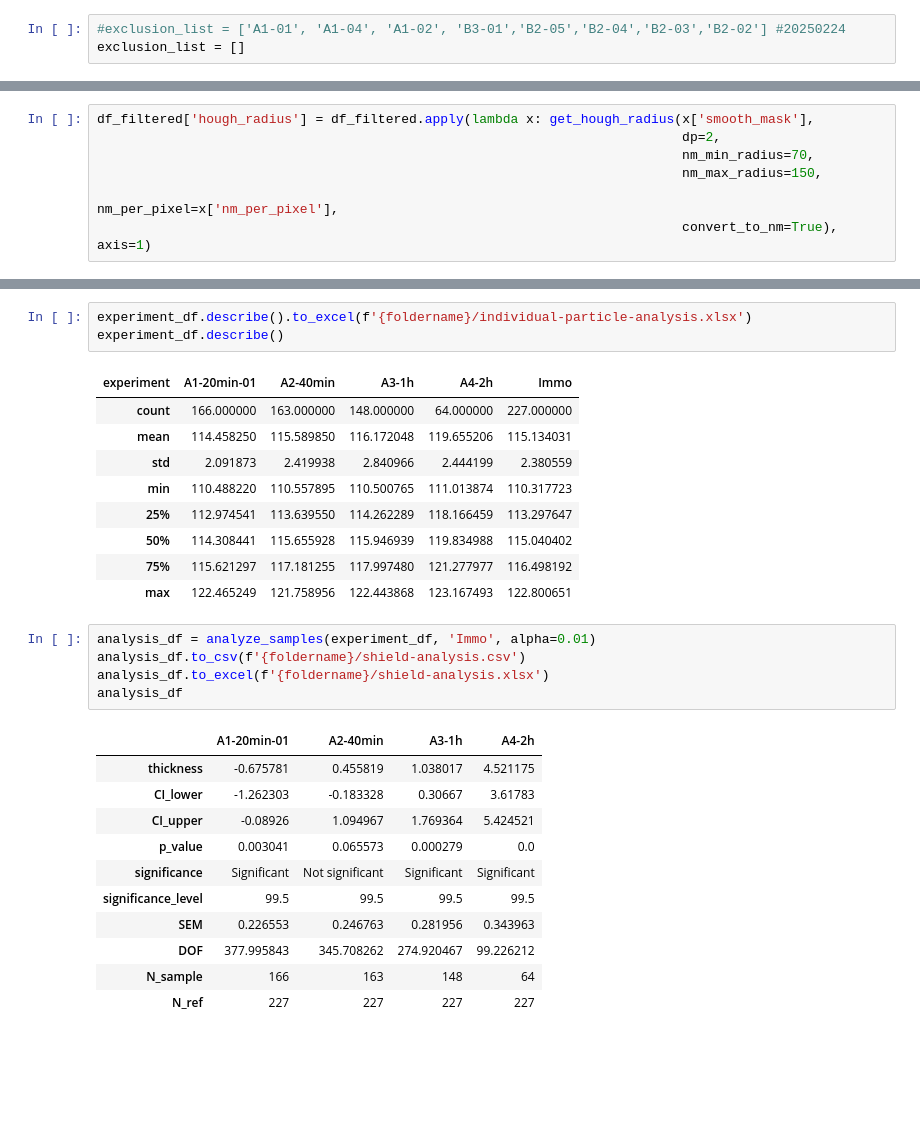
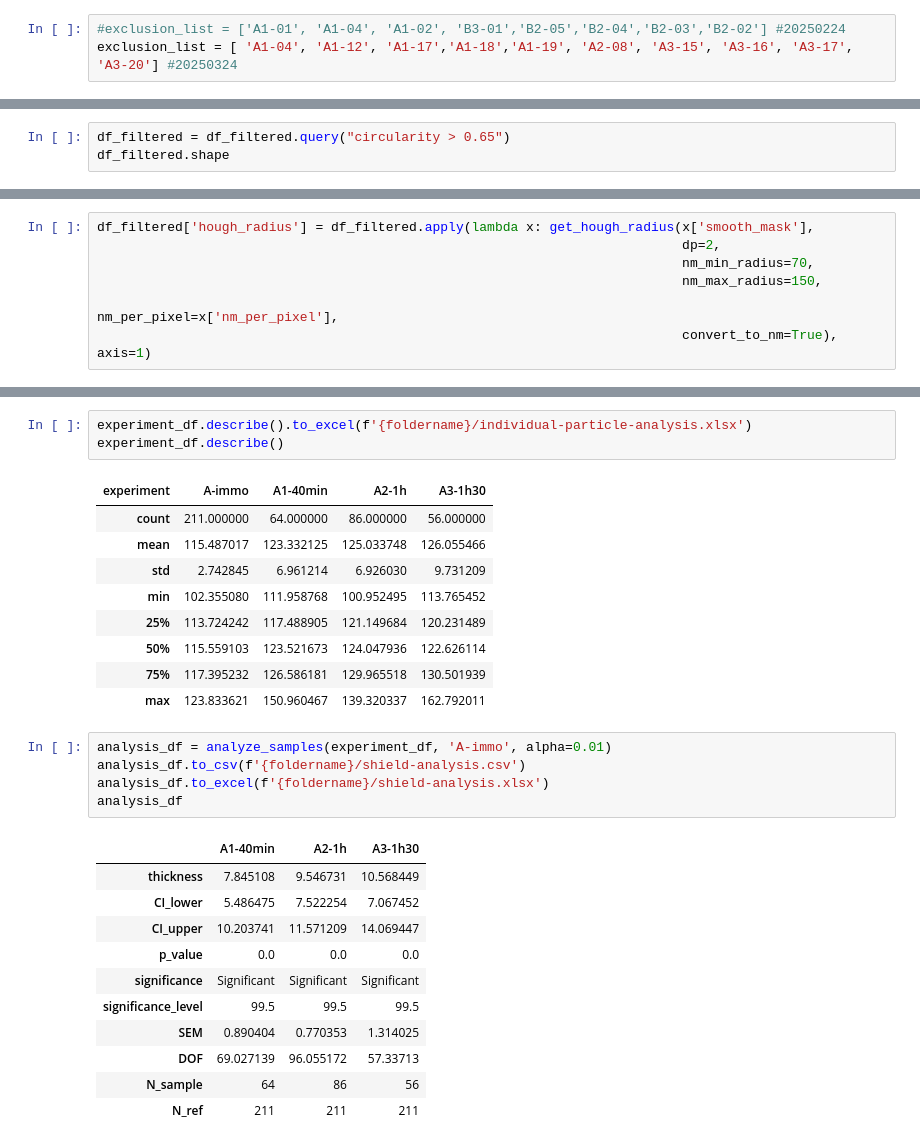
Before and after one commit to biolographer/NanoparticlesSAM, a Jupyter notebook: particle_analysis.ipynb, the cells around one changed output, grey strips where cells are left out. Cells and saved outputs as stored; diff of their text form; blank space fills up the shorter version.

```diff
--- a/particle_analysis.ipynb
+++ b/particle_analysis.ipynb
@@ -40,5 +42,5 @@ plt.savefig(f'{foldername}/unfiltered_measurements')
 # %%
 #exclusion_list = ['A1-01', 'A1-04', 'A1-02', 'B3-01','B2-05','B2-04','B2-03','B2-02'] #20250224
-exclusion_list = []
+exclusion_list = [ 'A1-04', 'A1-12', 'A1-17','A1-18','A1-19', 'A2-08', 'A3-15', 'A3-16', 'A3-17', 'A3-20'] #20250324
 # %%
 df_filtered = df[~df['img_name'].isin(exclusion_list)]
@@ -44,0 +50,3 @@ df_filtered = df[~df['img_name'].isin(exclusion_list)]
+# %%
+df_filtered = df_filtered.query("circularity > 0.65")
+df_filtered.shape
@@ -95,32 +105,32 @@ experiment_df.head()
 experiment_df.describe().to_excel(f'{foldername}/individual-particle-analysis.xlsx')
 experiment_df.describe()
 # %% [output]
-| experiment | A1-20min-01 | A2-40min | A3-1h | A4-2h | Immo |
-| count | 166.000000 | 163.000000 | 148.000000 | 64.000000 | 227.000000 |
-| mean | 114.458250 | 115.589850 | 116.172048 | 119.655206 | 115.134031 |
-| std | 2.091873 | 2.419938 | 2.840966 | 2.444199 | 2.380559 |
-| min | 110.488220 | 110.557895 | 110.500765 | 111.013874 | 110.317723 |
-| 25% | 112.974541 | 113.639550 | 114.262289 | 118.166459 | 113.297647 |
-| 50% | 114.308441 | 115.655928 | 115.946939 | 119.834988 | 115.040402 |
-| 75% | 115.621297 | 117.181255 | 117.997480 | 121.277977 | 116.498192 |
-| max | 122.465249 | 121.758956 | 122.443868 | 123.167493 | 122.800651 |
+| experiment | A-immo | A1-40min | A2-1h | A3-1h30 |
+| count | 211.000000 | 64.000000 | 86.000000 | 56.000000 |
+| mean | 115.487017 | 123.332125 | 125.033748 | 126.055466 |
+| std | 2.742845 | 6.961214 | 6.926030 | 9.731209 |
+| min | 102.355080 | 111.958768 | 100.952495 | 113.765452 |
+| 25% | 113.724242 | 117.488905 | 121.149684 | 120.231489 |
+| 50% | 115.559103 | 123.521673 | 124.047936 | 122.626114 |
+| 75% | 117.395232 | 126.586181 | 129.965518 | 130.501939 |
+| max | 123.833621 | 150.960467 | 139.320337 | 162.792011 |
 # %%
-analysis_df = analyze_samples(experiment_df, 'Immo', alpha=0.01)
+analysis_df = analyze_samples(experiment_df, 'A-immo', alpha=0.01)
 analysis_df.to_csv(f'{foldername}/shield-analysis.csv')
 analysis_df.to_excel(f'{foldername}/shield-analysis.xlsx')
 analysis_df
 # %% [output]
-|  | A1-20min-01 | A2-40min | A3-1h | A4-2h |
-| thickness | -0.675781 | 0.455819 | 1.038017 | 4.521175 |
-| CI_lower | -1.262303 | -0.183328 | 0.30667 | 3.61783 |
-| CI_upper | -0.08926 | 1.094967 | 1.769364 | 5.424521 |
-| p_value | 0.003041 | 0.065573 | 0.000279 | 0.0 |
-| significance | Significant | Not significant | Significant | Significant |
-| significance_level | 99.5 | 99.5 | 99.5 | 99.5 |
-| SEM | 0.226553 | 0.246763 | 0.281956 | 0.343963 |
-| DOF | 377.995843 | 345.708262 | 274.920467 | 99.226212 |
-| N_sample | 166 | 163 | 148 | 64 |
-| N_ref | 227 | 227 | 227 | 227 |
+|  | A1-40min | A2-1h | A3-1h30 |
+| thickness | 7.845108 | 9.546731 | 10.568449 |
+| CI_lower | 5.486475 | 7.522254 | 7.067452 |
+| CI_upper | 10.203741 | 11.571209 | 14.069447 |
+| p_value | 0.0 | 0.0 | 0.0 |
+| significance | Significant | Significant | Significant |
+| significance_level | 99.5 | 99.5 | 99.5 |
+| SEM | 0.890404 | 0.770353 | 1.314025 |
+| DOF | 69.027139 | 96.055172 | 57.33713 |
+| N_sample | 64 | 86 | 56 |
+| N_ref | 211 | 211 | 211 |
 # %%
 plot_quantiles(experiment_df, foldername)
 # %% [output]
```
Also changed, not shown: parts of 12 cells of this notebook, 1 other file.
